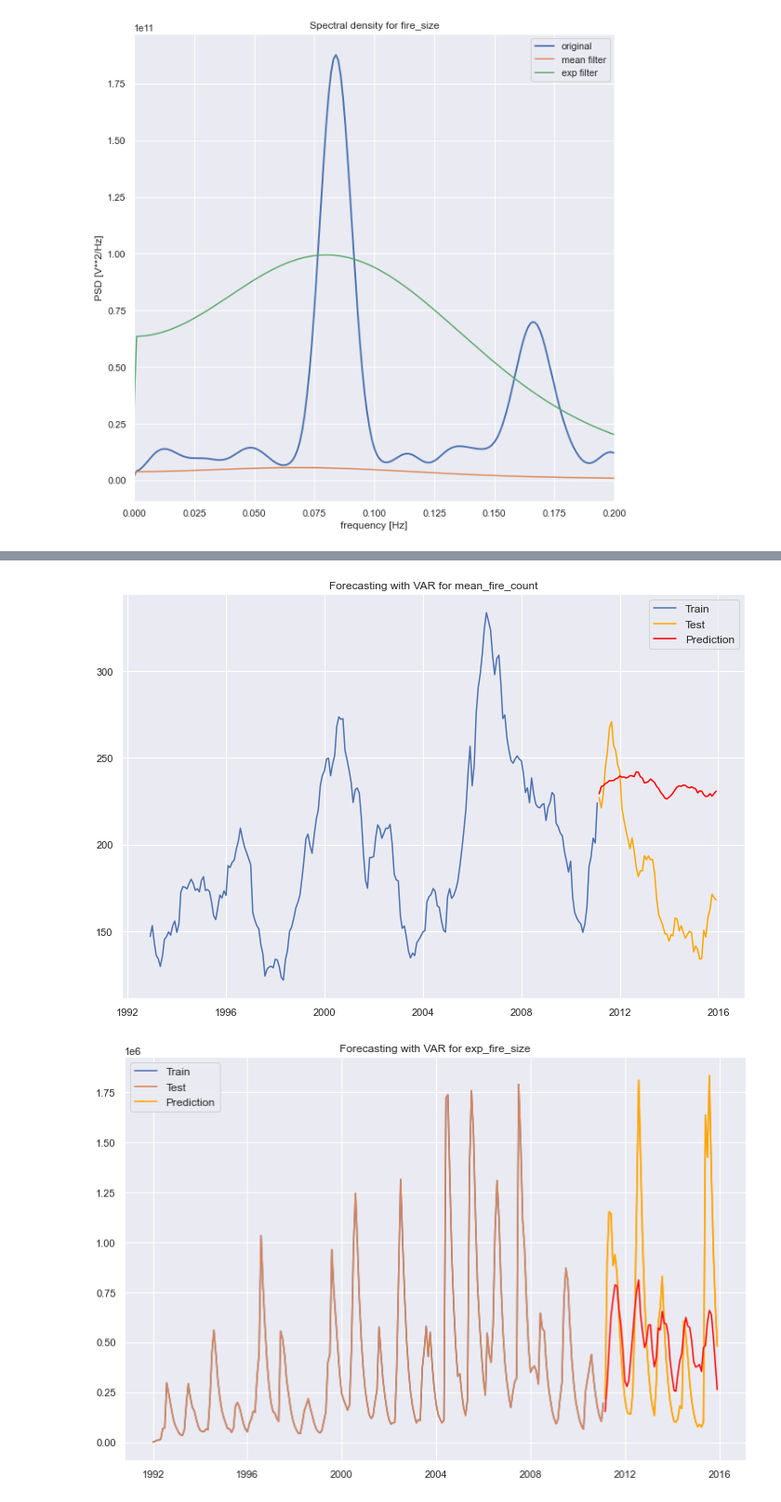
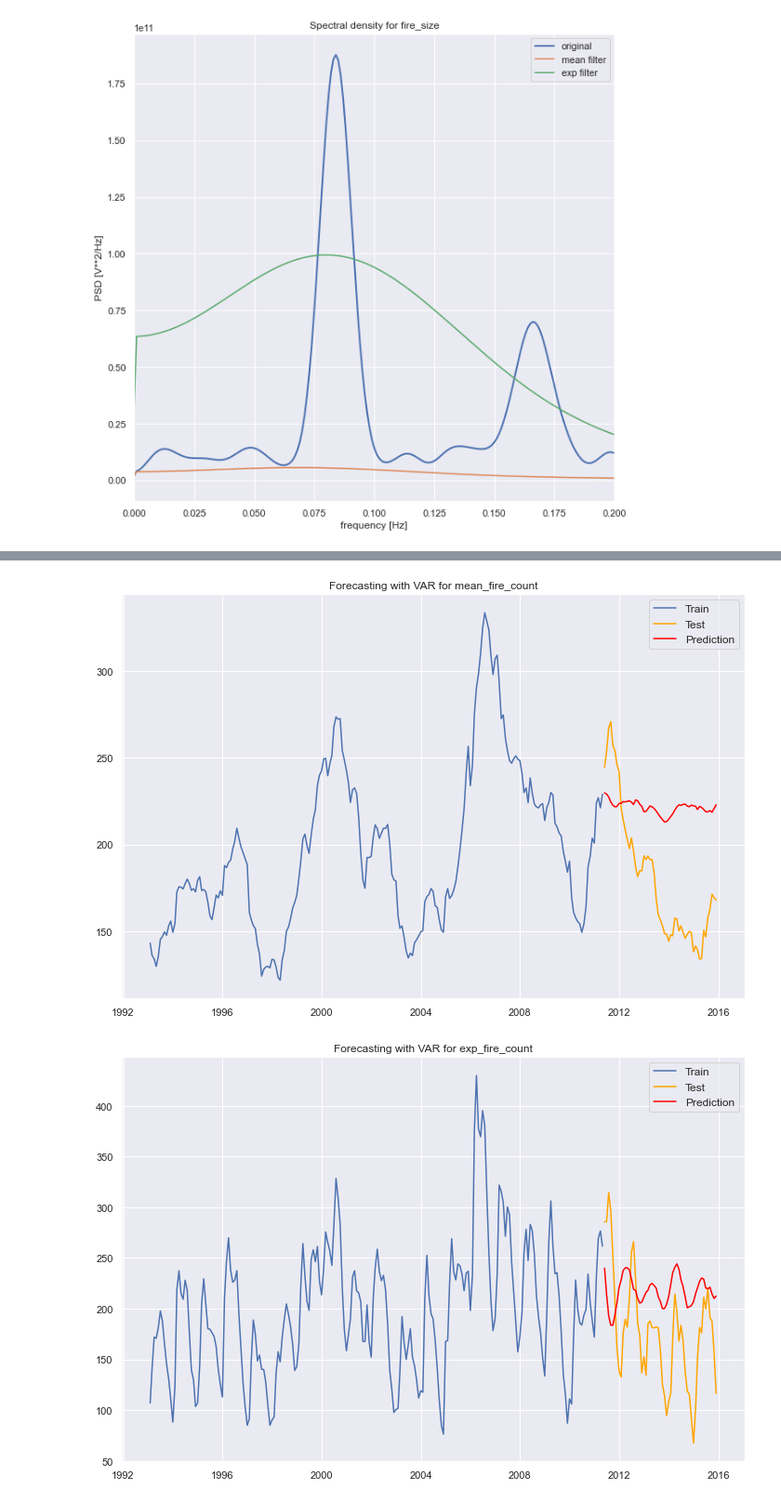
Before and after one commit to Pavelevivan/MultivariateAnalysis, a Jupyter notebook: task_4.ipynb, the cells around one changed output, grey strips where cells are left out. Shown at 93% size. Drawn from its saved outputs; the diff is of its cells as text; code cells hidden in the pictures.

```diff
--- a/task_4.ipynb
+++ b/task_4.ipynb
@@ -232,13 +238,13 @@ data['exp_fire_size'] = exponential_smoothing(data['fire_size'], 0.3)
 
 def plot_rolling(df, column):
     fig, ax = plt.subplots(2,figsize=(12, 9))
-    ax[0].plot(df.index, df[column], label='raw fire count')
+    ax[0].plot(df.index, df[column], label=f'raw {column}')
     ax[0].plot(df[column].rolling(window=12).mean(), label="rolling mean");
     ax[0].plot(df[column].rolling(window=12).std(), label="rolling std (x10)");
     ax[0].legend()
 
-    ax[1].plot(df.index, df.z_data, label="de-trended data")
-    ax[1].plot(df[f'{column}_z_data'].rolling(window=12).mean(), label="rolling fire count");
+    ax[1].plot(df.index, df[f'{column}_z_data'], label="de-trended data")
+    ax[1].plot(df[f'{column}_z_data'].rolling(window=12).mean(), label=f"rolling {column}");
     ax[1].plot(df[f'{column}_z_data'].rolling(window=12).std(), label="rolling std (x10)");
     ax[1].legend()
 
@@ -247,7 +253,7 @@ def plot_rolling(df, column):
     fig.autofmt_xdate()
 
 data['fire_count_z_data'] = (data['fire_count'] - data['fire_count'].rolling(window=12).mean()) / data['fire_count'].rolling(window=12).std()
-data['fire_count_zp_data'] = data['z_data'] - data['z_data'].shift(12)
+data['fire_count_zp_data'] = data['fire_count_z_data'] - data['fire_count_z_data'].shift(12)
 data['mean_fire_count'] = data['fire_count'].rolling(window=12).mean()
 plot_rolling(data, 'fire_count')
 # %% [output]
@@ -300,7 +306,7 @@ Critical values :
         10%: -2.572422013959188 - The data is  stationary with 90% confidence
 # %%
 data['fire_size_z_data'] = (data['fire_size'] - data['fire_size'].rolling(window=12).mean()) / data['fire_size'].rolling(window=12).std()
-data['fire_size_zp_data'] = data['z_data'] - data['z_data'].shift(12)
+data['fire_size_zp_data'] = data['fire_size_z_data'] - data['fire_size_z_data'].shift(12)
 data['mean_fire_size'] = data['fire_size'].rolling(window=12).mean()
 
 plot_rolling(data, 'fire_size')
@@ -403,9 +419,9 @@ from sklearn.model_selection import train_test_split
 test_size = 0.2
 start_idx = data.shape[0]*(1-test_size)//1
 
-X_data = data[weather_columns]
-target_columns = ['fire_count', 'mean_fire_count', 'exp_fire_size', 'fire_size', 'mean_fire_size', 'exp_fire_size']
-Y_data = data[target_columns]
+X_data = data.iloc[13:, :][weather_columns]
+target_columns = ['fire_count', 'mean_fire_count', 'exp_fire_count', 'fire_size', 'mean_fire_size', 'exp_fire_size', 'fire_size_z_data']
+Y_data = data.iloc[13:, :][target_columns]
 # %%
 X_train, X_test, y_train, y_test = train_test_split(X_data, Y_data['fire_count'], test_size = test_size, shuffle = False)
 # %%
@@ -435,6 +451,7 @@ from statsmodels.tsa.vector_ar.var_model import VAR
 from sklearn.model_selection import train_test_split
 from scipy.stats import shapiro
 
+X_train, X_test, y_train, y_test = train_test_split(X_data, Y_data[target_columns], test_size = test_size, shuffle = False)
 model = VAR(y_train.iloc[12:,:].astype(float), X_train.iloc[12:,:].astype(float))
 model_fit = model.fit()
 #model_fit.summary()
@@ -482,7 +495,7 @@ ShapiroResult(statistic=0.6188926696777344, pvalue=7.483575452476099e-30)
 i = 0
 
 for item in target_columns:
-    predict = model_fit.forecast(model_fit.endog, 58, exog_future=X_test)[:,i]
+    predict = model_fit.forecast(model_fit.endog, 55, exog_future=X_test)[:,i]
     i+=1
 
     plt.figure(figsize=(12, 8))
@@ -496,2 +509,2 @@ for item in target_columns:
-[figure, old version]
+[figure, new version]
-[figure, old version]
+[figure, new version]
```
Also changed, not shown: parts of 14 cells of this notebook.
